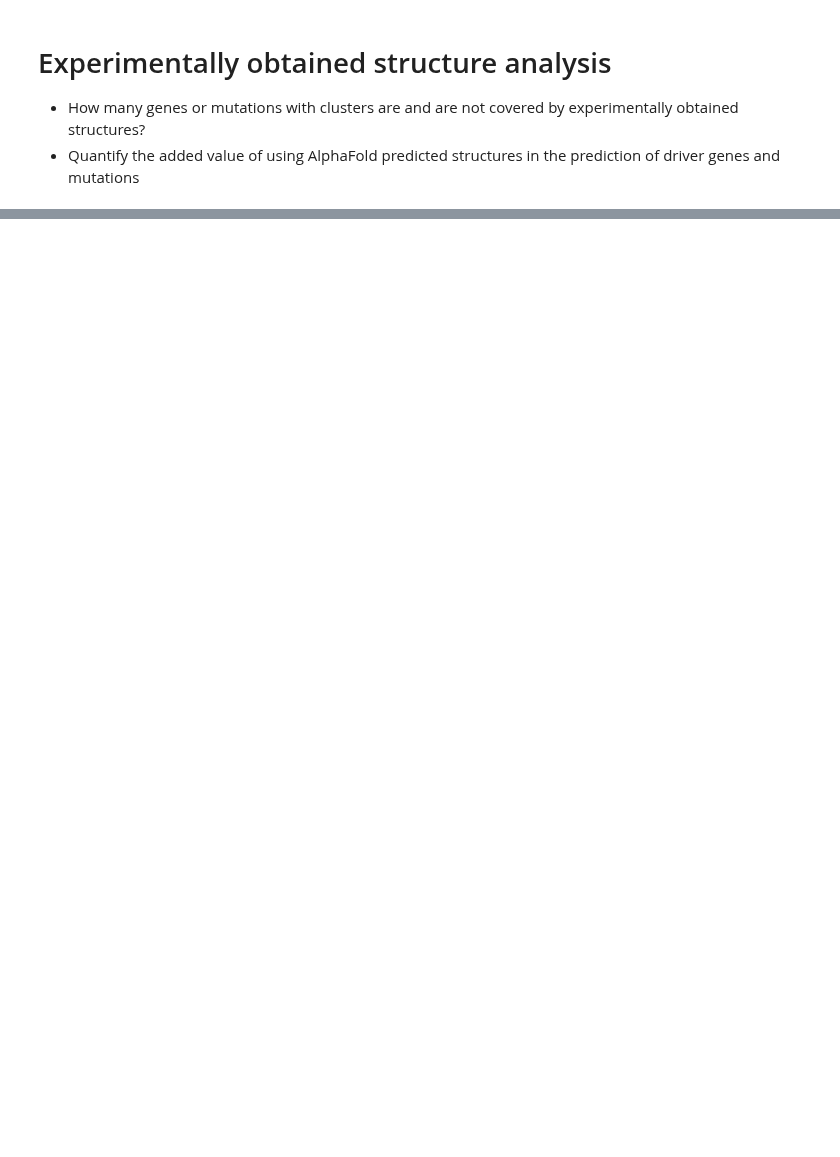
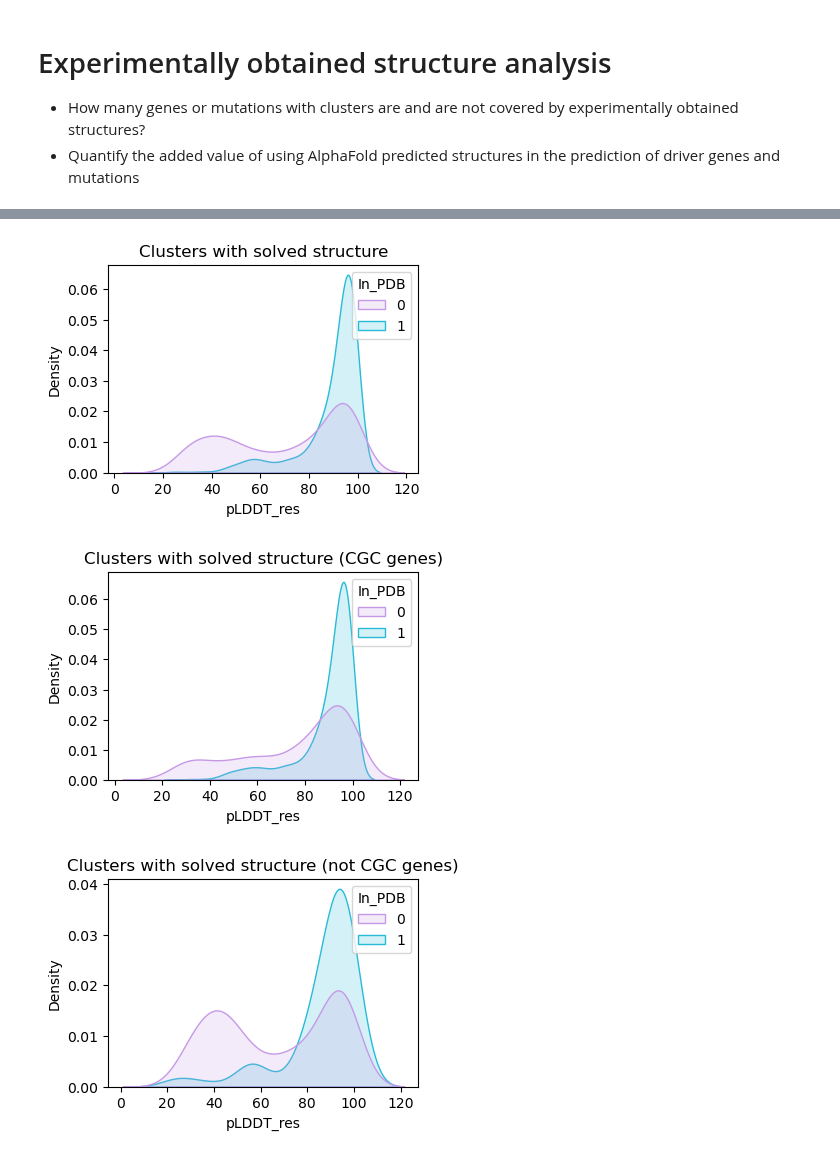
Before and after one commit to bbglab/oncodrive3d_paper, a Jupyter notebook: review_01/pdb_analysis/pdb_analysis.ipynb, the cells around one changed output, grey strips where cells are left out. Drawn from its saved outputs; the diff is of its cells as text; code cells hidden in the pictures; blank space fills up the shorter version.

```diff
--- a/review_01/pdb_analysis/pdb_analysis.ipynb
+++ b/review_01/pdb_analysis/pdb_analysis.ipynb
@@ -111,0 +98,4 @@ pdb_uniprot
+# %%
+# Get PDB structures with covered regions mapped to genes detected by O3D
+pdb_uniprot = genetable.merge(pdb_uniprot, on="Uniprot_ID", how="inner")
+pdb_uniprot
@@ -151,0 +317,6 @@ pdb_uniprot
+# %%
+genetable_all = pd.read_table("/workspace/projects/clustering_3d/o3d_analysys/o3d_paper/notebooks/0.genetables/results/human_mane_raw/run_2024-07-01_16-04-14.genetable.tsv")
+genetable_all = genetable_all[["Gene", "CGC", "Fish", "o3d_qval", "Cohort"]]
+genetable_all = genetable_all[genetable_all["o3d_qval"] < 0.01].reset_index(drop=True)
+genetable_all = genetable_all.merge(canonical_metadata, on="Gene", how="left")
+genetable_all
@@ -151,0 +373,6 @@ pdb_uniprot
+# %%
+SUBDIR = "human_mane_raw"
+RUN = "run_2024-07-01_16-04-14"
+
+datasets = f"/workspace/projects/clustering_3d/o3d_analysys/datasets/"
+o3d_output_dir = f"{datasets}/output/cancer_202404/o3d_output/{SUBDIR}/{RUN}"
@@ -151,0 +585,27 @@ pdb_uniprot
+# %%
+import matplotlib.pyplot as plt
+import seaborn as sns
+
+o3d_clusters_in_pdb = get_cluster_in_pdb(o3d_clusters, pdb_uniprot)
+
+fig, ax = plt.subplots(figsize=(4, 2.7))
+lut = {1: '#28BBD7', 0: '#C699E7'}
+sns.kdeplot(data=o3d_clusters_in_pdb, x='pLDDT_res', hue='In_PDB', fill=True, common_norm=False, palette=lut, alpha=0.2, legend=True)
+plt.title("Clusters with solved structure")
+plt.show()
+
+fig, ax = plt.subplots(figsize=(4, 2.7))
+lut = {1: '#28BBD7', 0: '#C699E7'}
+plt.title("Clusters with solved structure (CGC genes)")
+sns.kdeplot(data=o3d_clusters_in_pdb[o3d_clusters_in_pdb["CGC"] == 1], x='pLDDT_res', hue='In_PDB', fill=True, common_norm=False, palette=lut, alpha=0.2, legend=True)
+plt.show()
+
+fig, ax = plt.subplots(figsize=(4, 2.7))
+lut = {1: '#28BBD7', 0: '#C699E7'}
+plt.title("Clusters with solved structure (not CGC genes)")
+sns.kdeplot(data=o3d_clusters_in_pdb[o3d_clusters_in_pdb["CGC"] == 0], x='pLDDT_res', hue='In_PDB', fill=True, common_norm=False, palette=lut, alpha=0.2, legend=True)
+plt.show()
+# %% [output]
+[figure, added]
+[figure, added]
+[figure, added]
```
Also changed, not shown: parts of 26 cells of this notebook.
